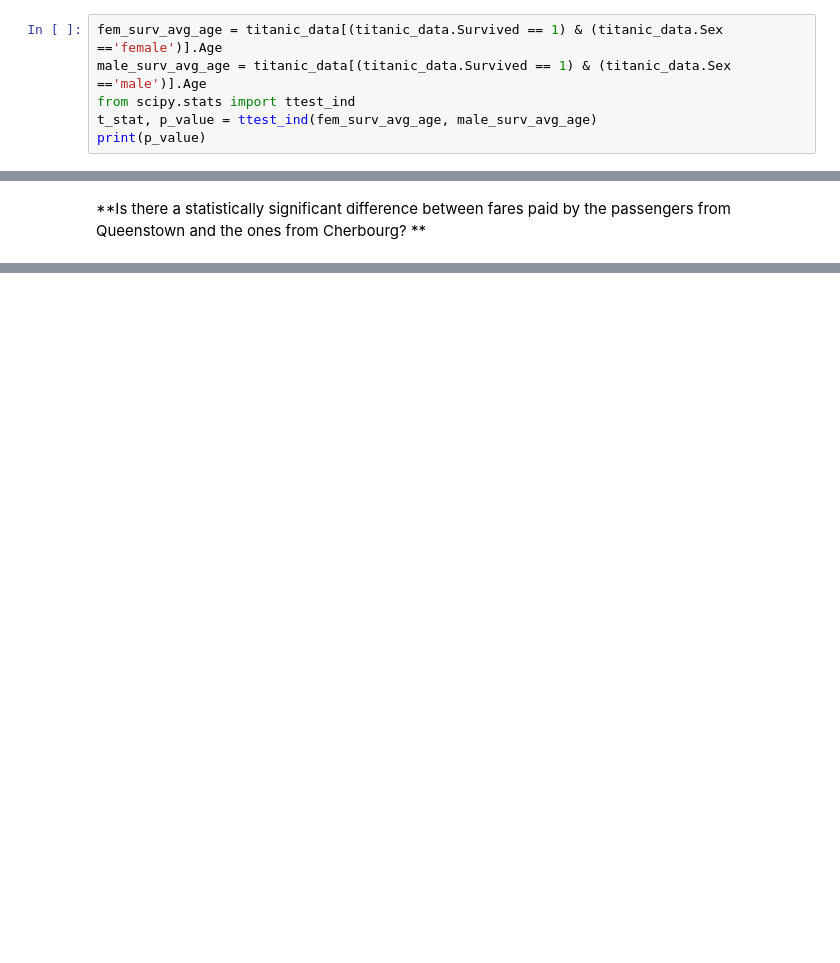
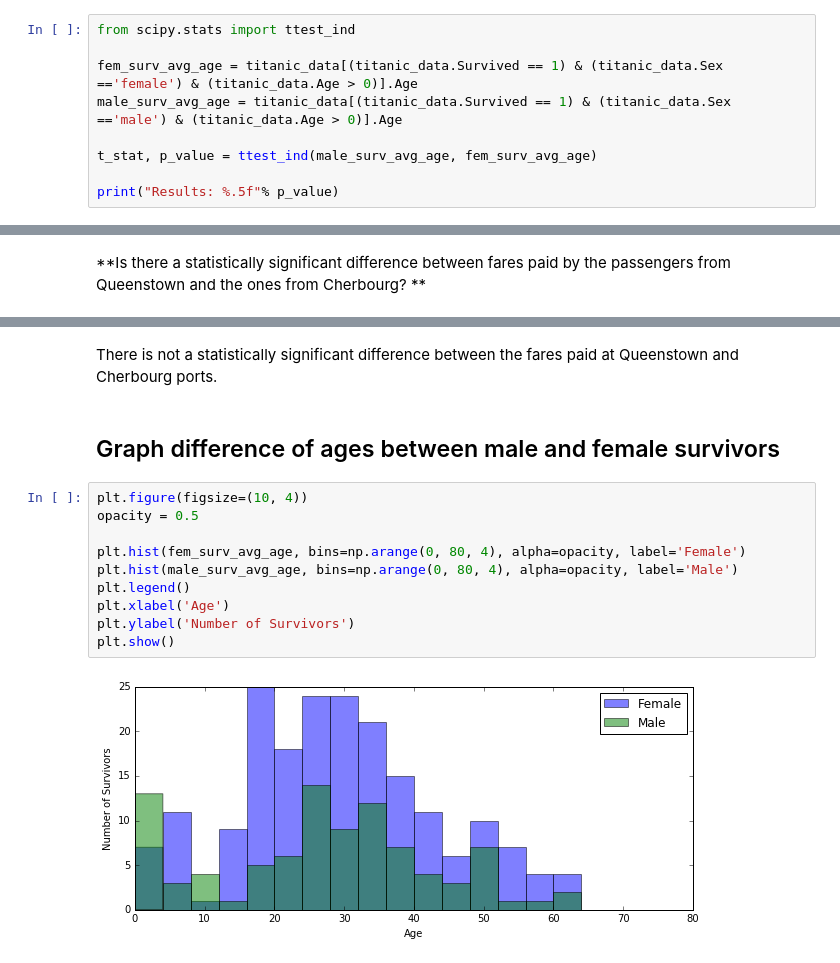
Before and after one commit to palindromed/data-science, a Jupyter notebook: problem_set2/problem_set2.ipynb, the cells around one changed output, grey strips where cells are left out. Saved outputs shown, nothing was run; the diff lists cells and outputs as text; blank space fills up the shorter version.

Commit message:
finish work for day 2 statistics

```diff
--- a/problem_set2/problem_set2.ipynb
+++ b/problem_set2/problem_set2.ipynb
@@ -104,9 +104,12 @@ Roughly 18% chance that at least 42 survive
 # %% [markdown]
 **Is there a statistically significant difference between the ages of male and female survivors?**
 # %%
-fem_surv_avg_age = titanic_data[(titanic_data.Survived == 1) & (titanic_data.Sex =='female')].Age
-male_surv_avg_age = titanic_data[(titanic_data.Survived == 1) & (titanic_data.Sex =='male')].Age
 from scipy.stats import ttest_ind
-t_stat, p_value = ttest_ind(fem_surv_avg_age, male_surv_avg_age)
-print(p_value)
+
+fem_surv_avg_age = titanic_data[(titanic_data.Survived == 1) & (titanic_data.Sex =='female') & (titanic_data.Age > 0)].Age
+male_surv_avg_age = titanic_data[(titanic_data.Survived == 1) & (titanic_data.Sex =='male') & (titanic_data.Age > 0)].Age
+
+t_stat, p_value = ttest_ind(male_surv_avg_age, fem_surv_avg_age)
+
+print("Results: %.5f"% p_value)
 # %% [output]
@@ -121,0 +129,16 @@ If so, at what level? If not, how do you know?
+# %% [markdown]
+There is not a statistically significant difference between the fares paid at Queenstown and Cherbourg ports.
+# %% [markdown]
+## Graph difference of ages between male and female survivors
+# %%
+plt.figure(figsize=(10, 4))
+opacity = 0.5
+
+plt.hist(fem_surv_avg_age, bins=np.arange(0, 80, 4), alpha=opacity, label='Female')
+plt.hist(male_surv_avg_age, bins=np.arange(0, 80, 4), alpha=opacity, label='Male')
+plt.legend()
+plt.xlabel('Age')
+plt.ylabel('Number of Survivors')
+plt.show()
+# %% [output]
+[figure, added]
```
Also changed, not shown: parts of 7 cells of this notebook.
